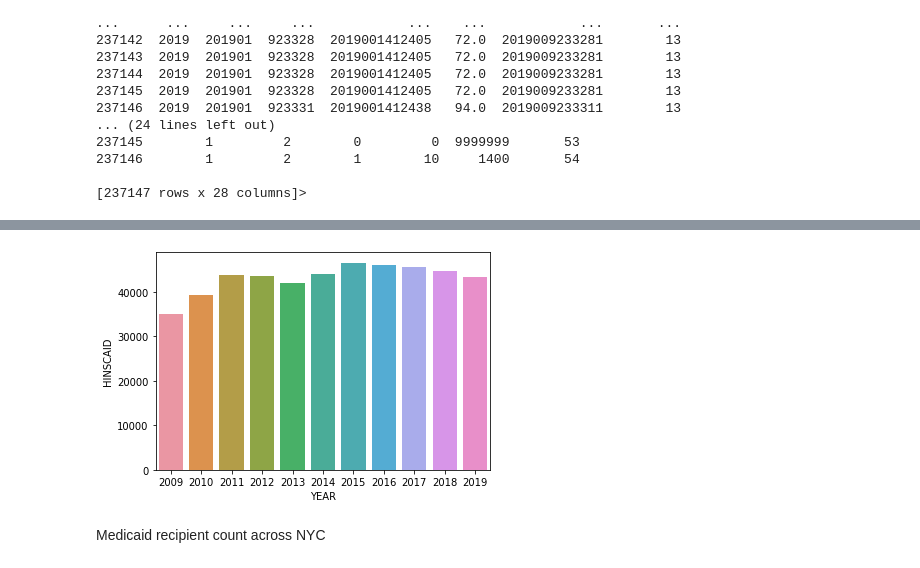
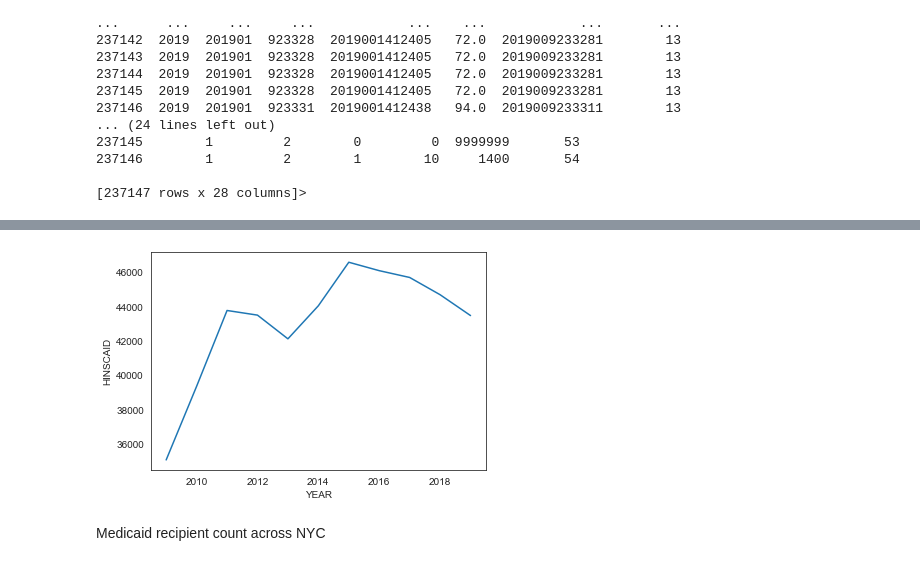
Before and after one commit to mspp-data-studio-2021/Ariel_Medex, a Jupyter notebook: IPUMS ACS Data 2009-2019.ipynb, the cells around one changed output, grey strips where cells are left out. Cells and saved outputs as stored; diff of their text form; code cells hidden in the pictures.

```diff
--- a/IPUMS ACS Data 2009-2019.ipynb
+++ b/IPUMS ACS Data 2009-2019.ipynb
@@ -134,0 +101,2 @@ Name: YEAR, dtype: int64
+# %%
+df_weighted = df.groupby(['YEAR', 'COUNTYICP'], as_index=False).sum('PERWT')
@@ -135,7 +124,7 @@ Name: YEAR, dtype: int64
 # %%
-t = sns.barplot(x='YEAR', y='HINSCAID', data=df_weighted)
+t = sns.lineplot(x='YEAR', y='HINSCAID', data=df_weighted)
 # %% [output]
-[figure, old version]
+[figure, new version]
 # %% [markdown]
 Medicaid recipient count across NYC
 # %% [markdown]
```
Also changed, not shown: parts of 36 cells of this notebook.
